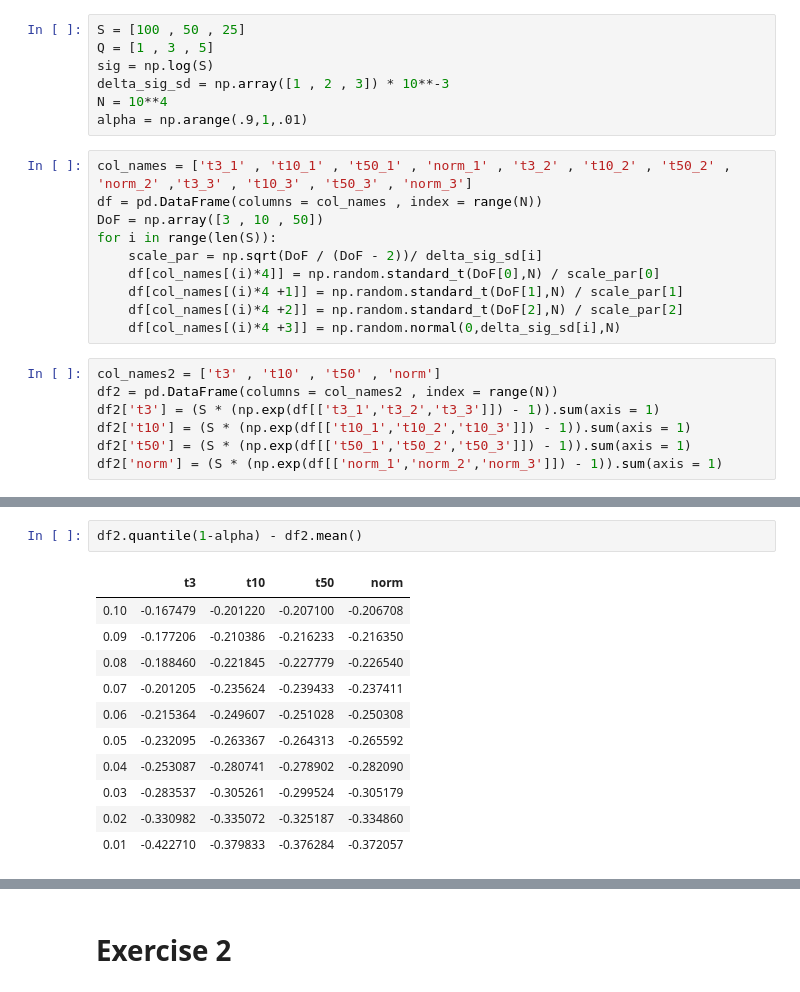
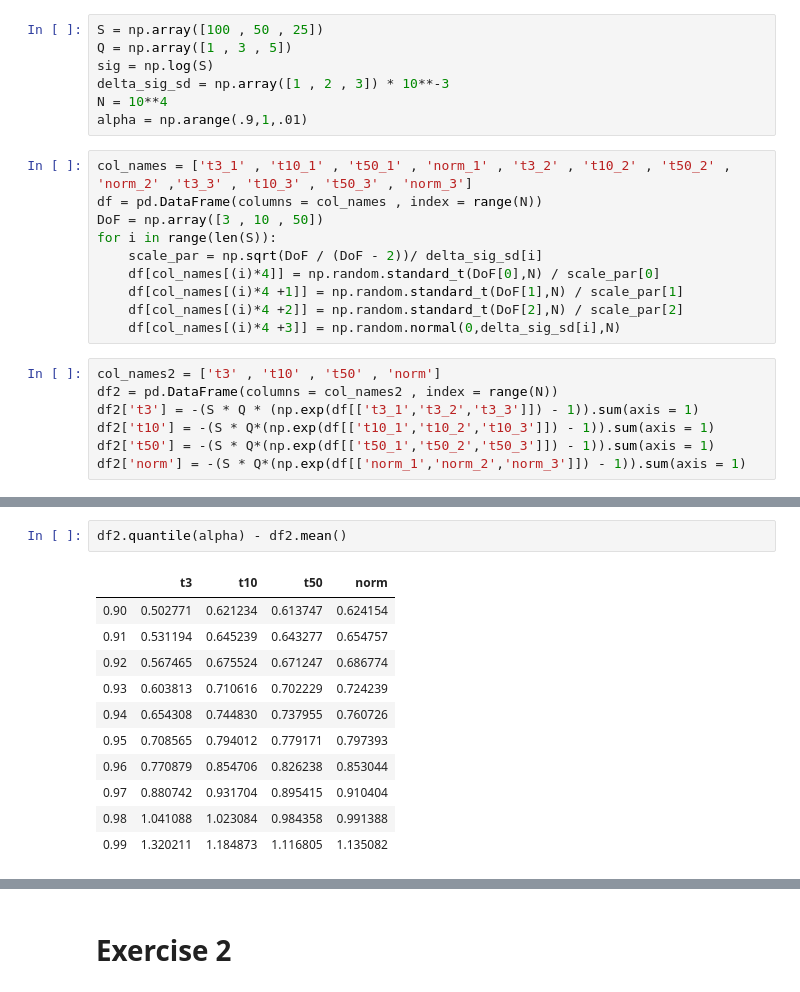
Before and after one commit to AntB95/QRM, a Jupyter notebook: TD 2/Assignment_2.ipynb, the cells around one changed output, grey strips where cells are left out. Cells and saved outputs as stored; diff of their text form.

```diff
--- a/TD 2/Assignment_2.ipynb
+++ b/TD 2/Assignment_2.ipynb
@@ -5,8 +6,8 @@ import scipy.stats as stats
 # %% [markdown]
 # Exercise 1
 # %%
-S = [100 , 50 , 25]
-Q = [1 , 3 , 5]
+S = np.array([100 , 50 , 25])
+Q = np.array([1 , 3 , 5])
 sig = np.log(S)
 delta_sig_sd = np.array([1 , 2 , 3]) * 10**-3
 N = 10**4
@@ -24,10 +25,10 @@ for i in range(len(S)):
 # %%
 col_names2 = ['t3' , 't10' , 't50' , 'norm']
 df2 = pd.DataFrame(columns = col_names2 , index = range(N))
-df2['t3'] = (S * (np.exp(df[['t3_1','t3_2','t3_3']]) - 1)).sum(axis = 1)
-df2['t10'] = (S * (np.exp(df[['t10_1','t10_2','t10_3']]) - 1)).sum(axis = 1)
-df2['t50'] = (S * (np.exp(df[['t50_1','t50_2','t50_3']]) - 1)).sum(axis = 1)
-df2['norm'] = (S * (np.exp(df[['norm_1','norm_2','norm_3']]) - 1)).sum(axis = 1)
+df2['t3'] = -(S * Q * (np.exp(df[['t3_1','t3_2','t3_3']]) - 1)).sum(axis = 1)
+df2['t10'] = -(S * Q*(np.exp(df[['t10_1','t10_2','t10_3']]) - 1)).sum(axis = 1)
+df2['t50'] = -(S * Q*(np.exp(df[['t50_1','t50_2','t50_3']]) - 1)).sum(axis = 1)
+df2['norm'] = -(S * Q*(np.exp(df[['norm_1','norm_2','norm_3']]) - 1)).sum(axis = 1)
 # %%
 df2
 # %% [output]
@@ -61,17 +62,17 @@ df2.quantile(1-alpha)
 # %%
-df2.quantile(1-alpha) - df2.mean()
+df2.quantile(alpha) - df2.mean()
 # %% [output]
 |  | t3 | t10 | t50 | norm |
-| 0.10 | -0.167479 | -0.201220 | -0.207100 | -0.206708 |
-| 0.09 | -0.177206 | -0.210386 | -0.216233 | -0.216350 |
-| 0.08 | -0.188460 | -0.221845 | -0.227779 | -0.226540 |
-| 0.07 | -0.201205 | -0.235624 | -0.239433 | -0.237411 |
-| 0.06 | -0.215364 | -0.249607 | -0.251028 | -0.250308 |
-| 0.05 | -0.232095 | -0.263367 | -0.264313 | -0.265592 |
-| 0.04 | -0.253087 | -0.280741 | -0.278902 | -0.282090 |
-| 0.03 | -0.283537 | -0.305261 | -0.299524 | -0.305179 |
-| 0.02 | -0.330982 | -0.335072 | -0.325187 | -0.334860 |
-| 0.01 | -0.422710 | -0.379833 | -0.376284 | -0.372057 |
+| 0.90 | 0.502771 | 0.621234 | 0.613747 | 0.624154 |
+| 0.91 | 0.531194 | 0.645239 | 0.643277 | 0.654757 |
+| 0.92 | 0.567465 | 0.675524 | 0.671247 | 0.686774 |
+| 0.93 | 0.603813 | 0.710616 | 0.702229 | 0.724239 |
+| 0.94 | 0.654308 | 0.744830 | 0.737955 | 0.760726 |
+| 0.95 | 0.708565 | 0.794012 | 0.779171 | 0.797393 |
+| 0.96 | 0.770879 | 0.854706 | 0.826238 | 0.853044 |
+| 0.97 | 0.880742 | 0.931704 | 0.895415 | 0.910404 |
+| 0.98 | 1.041088 | 1.023084 | 0.984358 | 0.991388 |
+| 0.99 | 1.320211 | 1.184873 | 1.116805 | 1.135082 |
 # %%
 df_VaR = pd.DataFrame(columns = col_names2,index = alpha)
 for i in range(len(alpha)):
```
Also changed, not shown: parts of 7 cells of this notebook, 2 other files.
